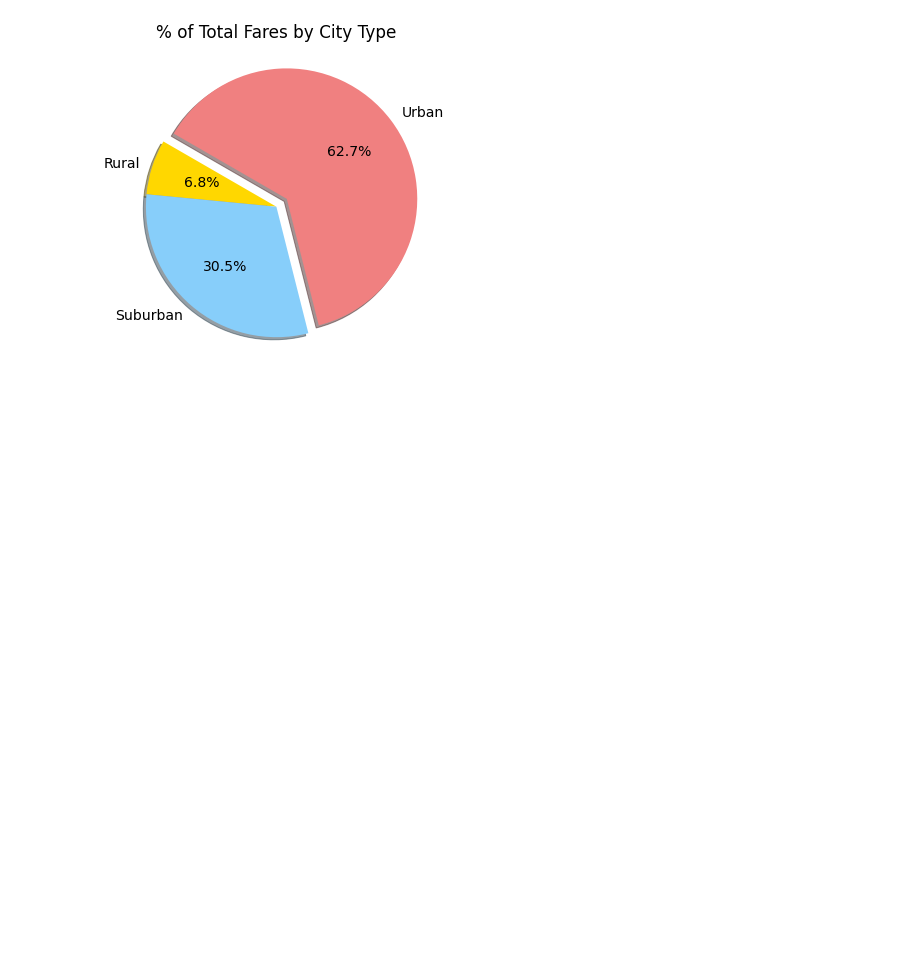
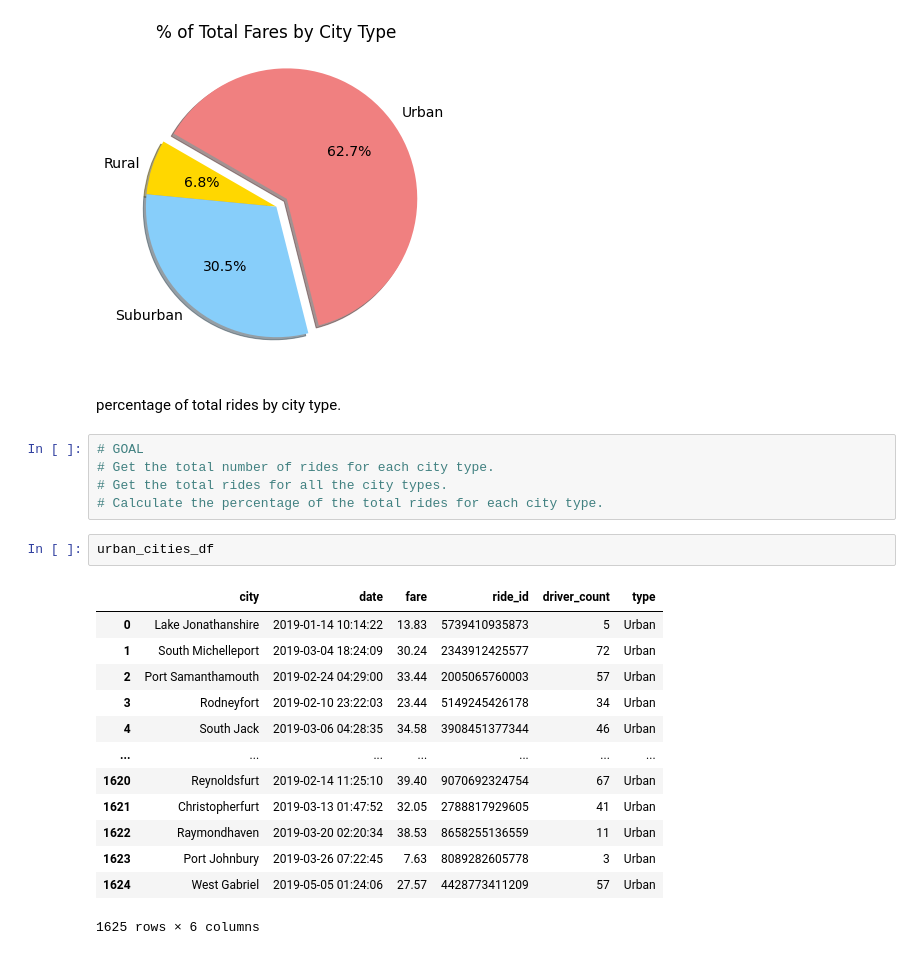
Before and after one commit to rajimuth/PyBer_Analysis, a Jupyter notebook: PyBer_Analysis.ipynb, the cells around one changed output. Drawn from its saved outputs; the diff is of its cells as text; blank space fills up the shorter version.

```diff
--- a/PyBer_Analysis.ipynb
+++ b/PyBer_Analysis.ipynb
@@ -824,3 +824,26 @@ plt.savefig("analysis/Fig5.png")
 plt.show()
 # %% [output]
 [figure]
+# %% [markdown]
+ percentage of total rides by city type.
+# %%
+# GOAL
+# Get the total number of rides for each city type.
+# Get the total rides for all the city types.
+# Calculate the percentage of the total rides for each city type.
+# %%
+urban_cities_df
+# %% [output]
+|  | city | date | fare | ride_id | driver_count | type |
+| 0 | Lake Jonathanshire | 2019-01-14 10:14:22 | 13.83 | 5739410935873 | 5 | Urban |
+| 1 | South Michelleport | 2019-03-04 18:24:09 | 30.24 | 2343912425577 | 72 | Urban |
+| 2 | Port Samanthamouth | 2019-02-24 04:29:00 | 33.44 | 2005065760003 | 57 | Urban |
+| 3 | Rodneyfort | 2019-02-10 23:22:03 | 23.44 | 5149245426178 | 34 | Urban |
+| 4 | South Jack | 2019-03-06 04:28:35 | 34.58 | 3908451377344 | 46 | Urban |
+| ... | ... | ... | ... | ... | ... | ... |
+| 1620 | Reynoldsfurt | 2019-02-14 11:25:10 | 39.40 | 9070692324754 | 67 | Urban |
+| 1621 | Christopherfurt | 2019-03-13 01:47:52 | 32.05 | 2788817929605 | 41 | Urban |
+| 1622 | Raymondhaven | 2019-03-20 02:20:34 | 38.53 | 8658255136559 | 11 | Urban |
+| 1623 | Port Johnbury | 2019-03-26 07:22:45 | 7.63 | 8089282605778 | 3 | Urban |
+| 1624 | West Gabriel | 2019-05-05 01:24:06 | 27.57 | 4428773411209 | 57 | Urban |
+1625 rows × 6 columns
```
Also changed, not shown: parts of 2 cells of this notebook.
